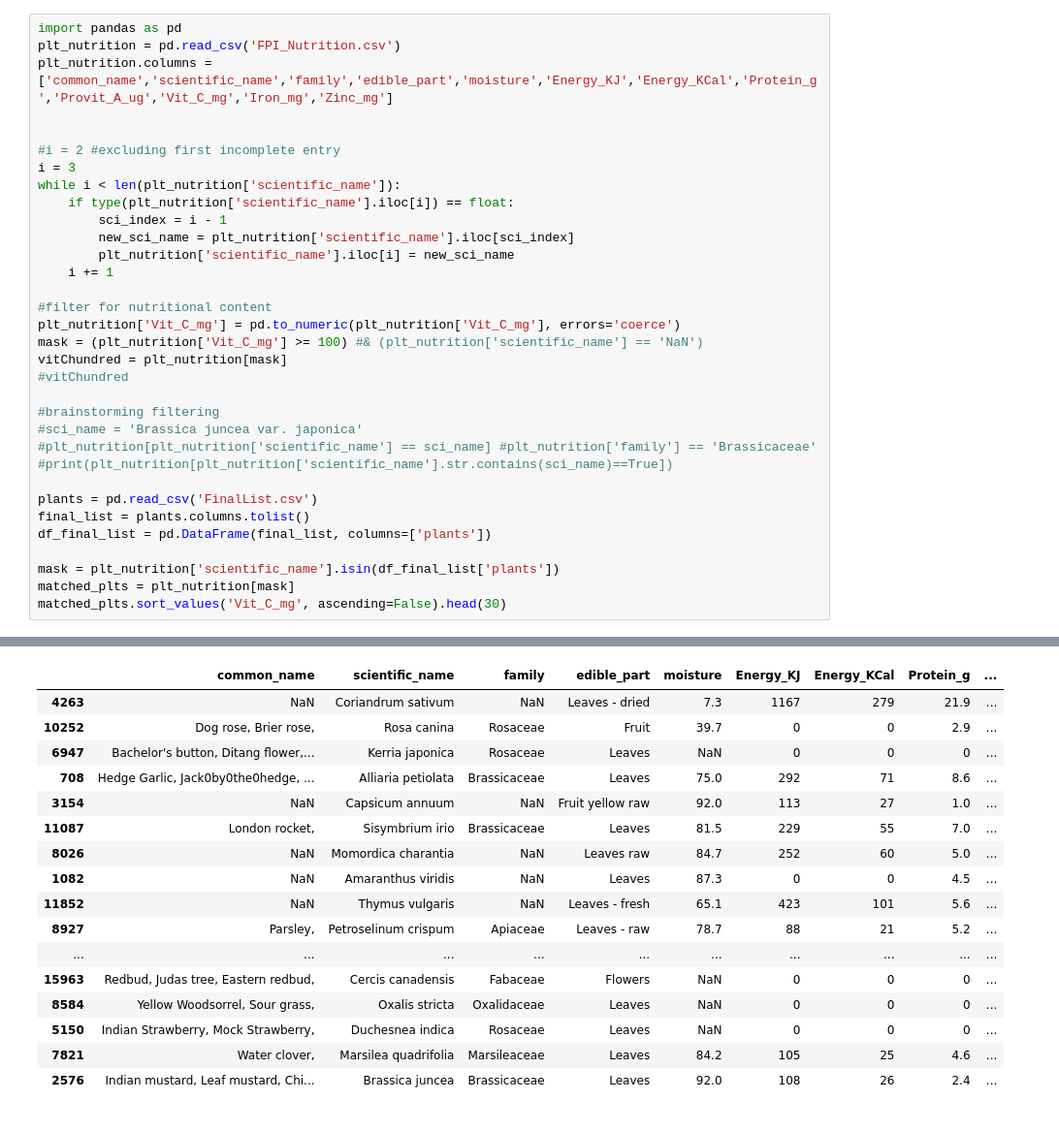
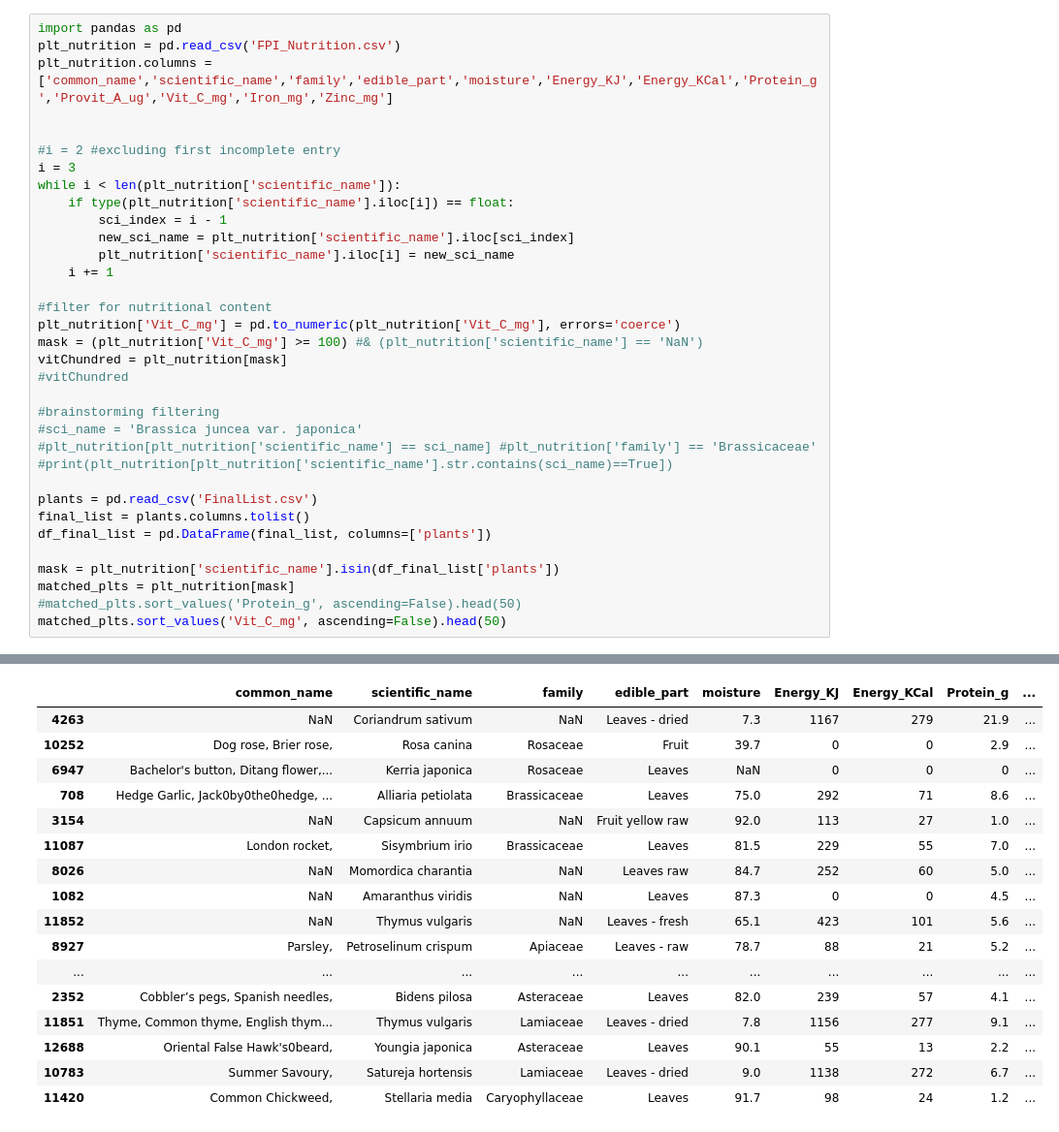
Before and after one commit to brendancapple/FloraFrontier, a Jupyter notebook: plant_nutrition.ipynb, the cells around one changed output, grey strips where cells are left out. Shown at 97% size. Cells and saved outputs as stored; diff of their text form.

```diff
--- a/plant_nutrition.ipynb
+++ b/plant_nutrition.ipynb
@@ -30,7 +30,8 @@ df_final_list = pd.DataFrame(final_list, columns=['plants'])
 
 mask = plt_nutrition['scientific_name'].isin(df_final_list['plants'])
 matched_plts = plt_nutrition[mask]
-matched_plts.sort_values('Vit_C_mg', ascending=False).head(30)
+#matched_plts.sort_values('Protein_g', ascending=False).head(50)
+matched_plts.sort_values('Vit_C_mg', ascending=False).head(50)
 # %% [output]
 You are setting values through chained assignment. Currently this works in certain cases, but when using Copy-on-Write (which will become the default behaviour in pandas 3.0) this will never work to u ...
 A typical example is when you are setting values in a column of a DataFrame, like:
@@ -52,17 +53,17 @@ A typical example is when you are setting values in a column
 |  | common_name | scientific_name | family | edible_part | moisture | Energy_KJ | Energy_KCal | Protein_g | ... |
 | 4263 | NaN | Coriandrum sativum | NaN | Leaves - dried | 7.3 | 1167 | 279 | 21.9 | ... |
 | 10252 | Dog rose, Brier rose, | Rosa canina | Rosaceae | Fruit | 39.7 | 0 | 0 | 2.9 | ... |
 | 6947 | Bachelor's button, Ditang flower,... | Kerria japonica | Rosaceae | Leaves | NaN | 0 | 0 | 0 | ... |
 | 708 | Hedge Garlic, Jack0by0the0hedge, ... | Alliaria petiolata | Brassicaceae | Leaves | 75.0 | 292 | 71 | 8.6 | ... |
 | 3154 | NaN | Capsicum annuum | NaN | Fruit yellow raw | 92.0 | 113 | 27 | 1.0 | ... |
 | 11087 | London rocket, | Sisymbrium irio | Brassicaceae | Leaves | 81.5 | 229 | 55 | 7.0 | ... |
 | 8026 | NaN | Momordica charantia | NaN | Leaves raw | 84.7 | 252 | 60 | 5.0 | ... |
 | 1082 | NaN | Amaranthus viridis | NaN | Leaves | 87.3 | 0 | 0 | 4.5 | ... |
 | 11852 | NaN | Thymus vulgaris | NaN | Leaves - fresh | 65.1 | 423 | 101 | 5.6 | ... |
 | 8927 | Parsley, | Petroselinum crispum | Apiaceae | Leaves - raw | 78.7 | 88 | 21 | 5.2 | ... |
 | ... | ... | ... | ... | ... | ... | ... | ... | ... | ... |
-| 15963 | Redbud, Judas tree, Eastern redbud, | Cercis canadensis | Fabaceae | Flowers | NaN | 0 | 0 | 0 | ... |
-| 8584 | Yellow Woodsorrel, Sour grass, | Oxalis stricta | Oxalidaceae | Leaves | NaN | 0 | 0 | 0 | ... |
-| 5150 | Indian Strawberry, Mock Strawberry, | Duchesnea indica | Rosaceae | Leaves | NaN | 0 | 0 | 0 | ... |
-| 7821 | Water clover, | Marsilea quadrifolia | Marsileaceae | Leaves | 84.2 | 105 | 25 | 4.6 | ... |
-| 2576 | Indian mustard, Leaf mustard, Chi... | Brassica juncea | Brassicaceae | Leaves | 92.0 | 108 | 26 | 2.4 | ... |
+| 2352 | Cobbler’s pegs, Spanish needles, | Bidens pilosa | Asteraceae | Leaves | 82.0 | 239 | 57 | 4.1 | ... |
+| 11851 | Thyme, Common thyme, English thym... | Thymus vulgaris | Lamiaceae | Leaves - dried | 7.8 | 1156 | 277 | 9.1 | ... |
+| 12688 | Oriental False Hawk's0beard, | Youngia japonica | Asteraceae | Leaves | 90.1 | 55 | 13 | 2.2 | ... |
+| 10783 | Summer Savoury, | Satureja hortensis | Lamiaceae | Leaves - dried | 9.0 | 1138 | 272 | 6.7 | ... |
+| 11420 | Common Chickweed, | Stellaria media | Caryophyllaceae | Leaves | 91.7 | 98 | 24 | 1.2 | ... |
```
Also changed, not shown: parts of 1 cell of this notebook.
